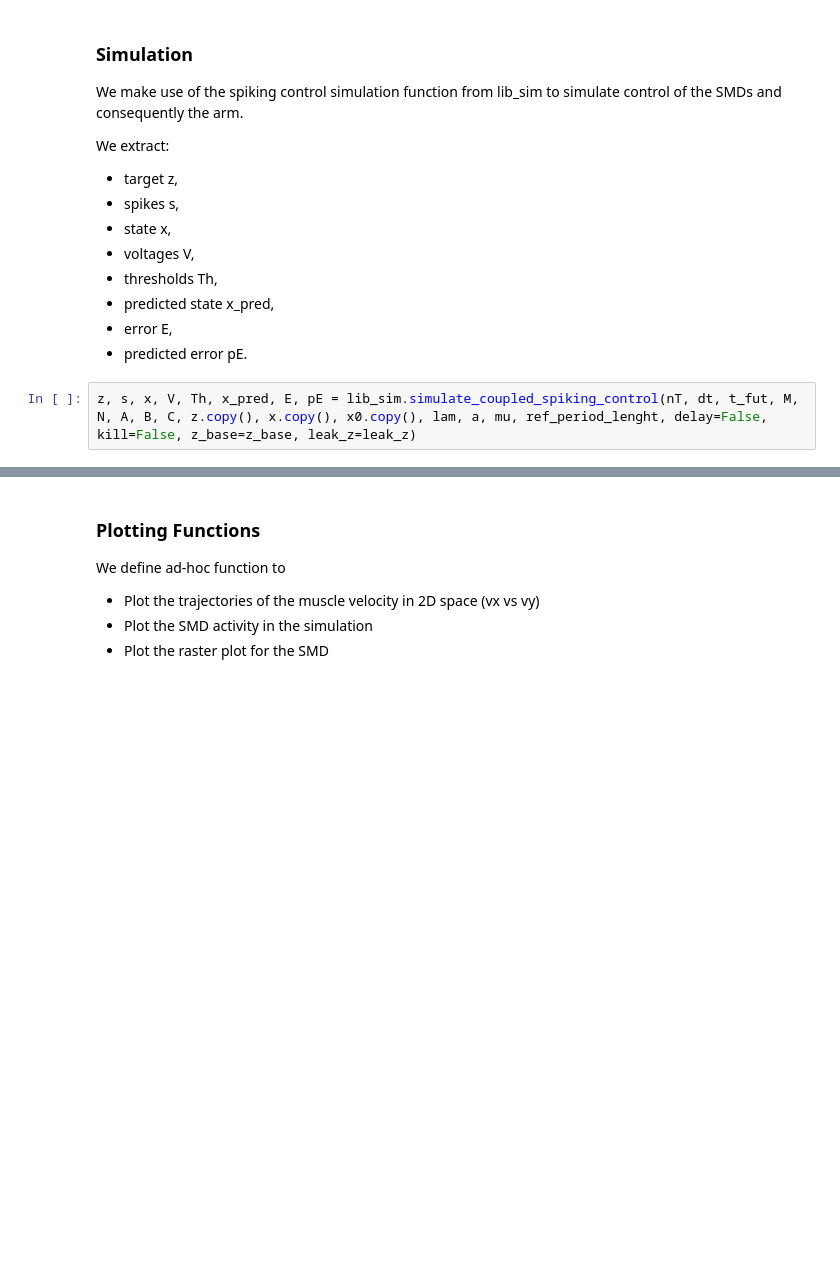
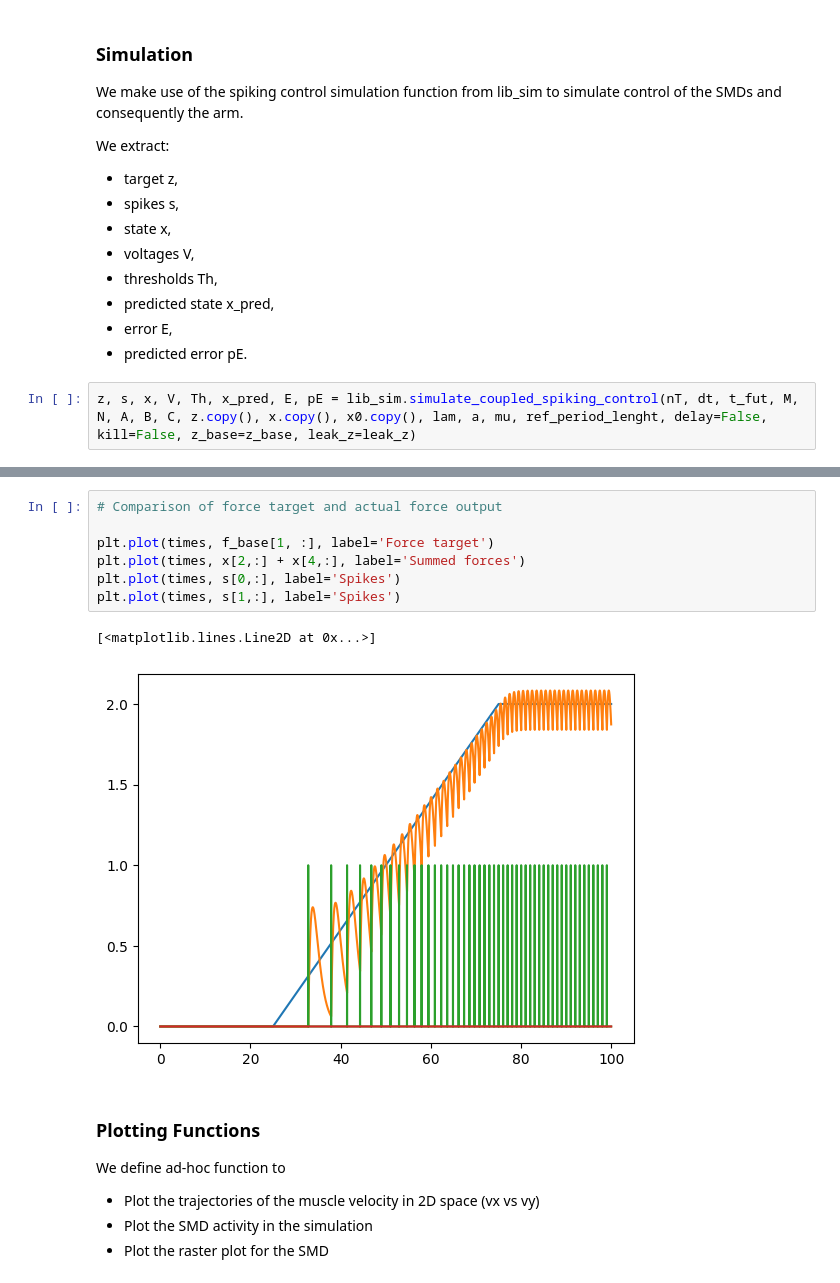
Before and after one commit to PaoloUmberto/2026---Obj4---MU-recruitment-model, a Jupyter notebook: first_MUs_control_luke.ipynb, the cells around one changed output, grey strips where cells are left out. Cells and saved outputs as stored; diff of their text form; blank space fills up the shorter version.

```diff
--- a/first_MUs_control_luke.ipynb
+++ b/first_MUs_control_luke.ipynb
@@ -155,3 +186,13 @@ plt.plot(times, z[1, :], label='Muscle velocity target')
+# %%
+# Comparison of force target and actual force output
+
+plt.plot(times, f_base[1, :], label='Force target')
+plt.plot(times, x[2,:] + x[4,:], label='Summed forces')
+plt.plot(times, s[0,:], label='Spikes')
+plt.plot(times, s[1,:], label='Spikes')
+# %% [output]
+[<matplotlib.lines.Line2D at 0x...>]
+[figure, added]
 # %% [markdown]
 ### Plotting Functions
 
```
Also changed, not shown: parts of 7 cells of this notebook.
